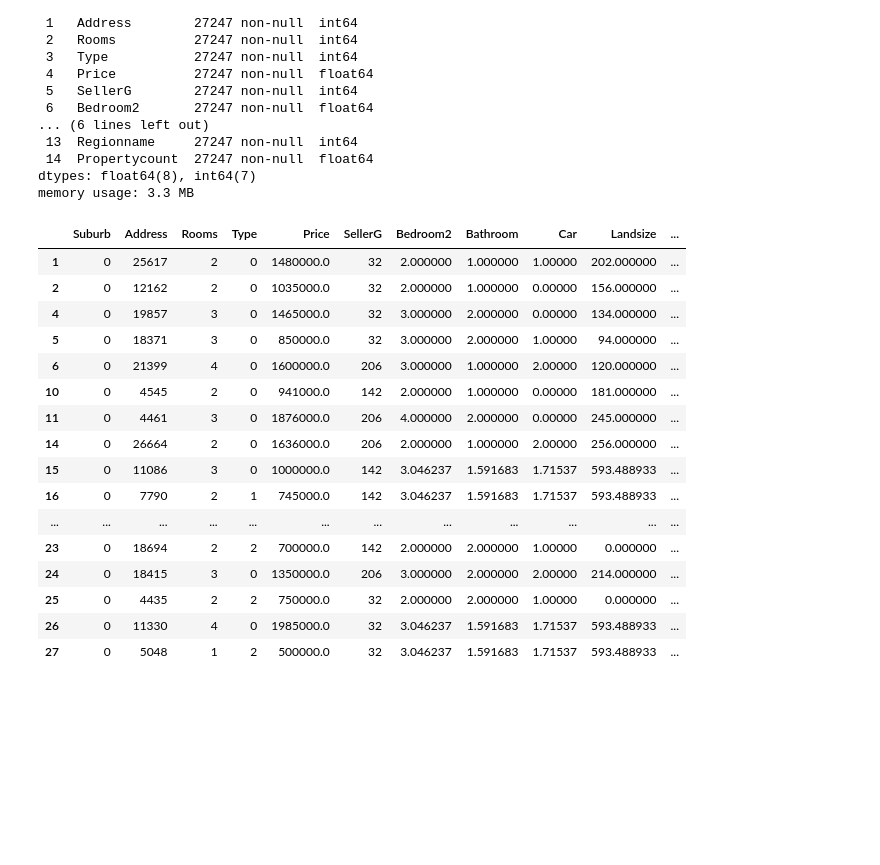
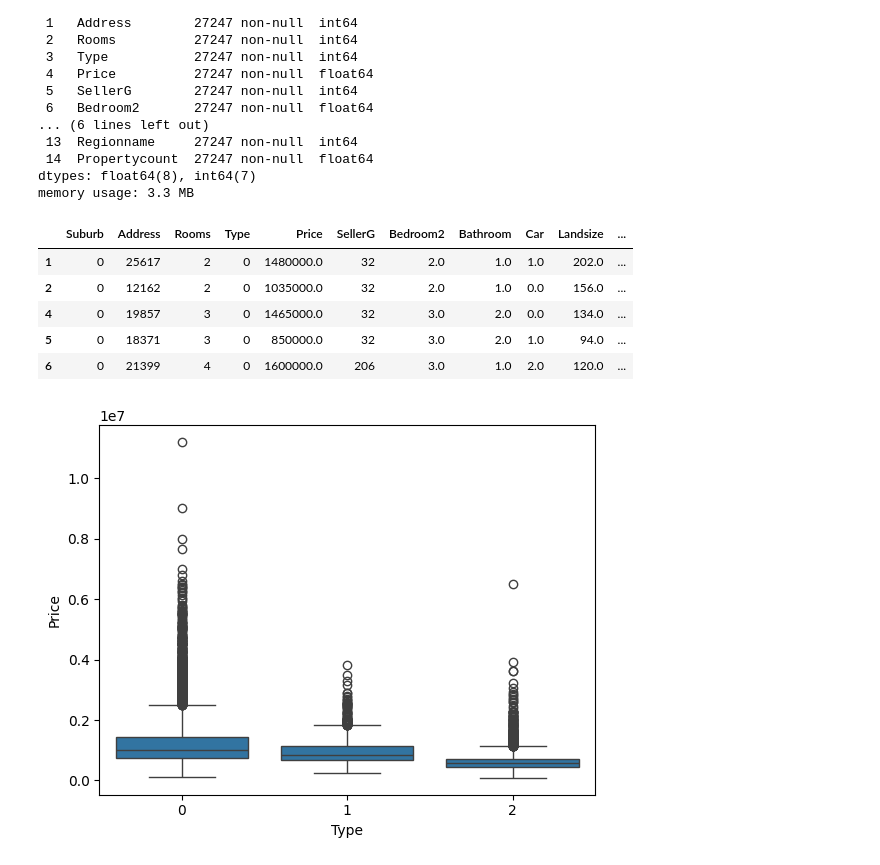
Before and after one commit to zviko163/IMSProject, a Jupyter notebook: Sample Notebooks/Melbourne.ipynb, the cells around one changed output. Cells and saved outputs as stored; diff of their text form; code cells hidden in the pictures; blank space fills up the shorter version.

Commit message:
visualizing data

```diff
--- a/Sample Notebooks/Melbourne.ipynb
+++ b/Sample Notebooks/Melbourne.ipynb
@@ -142,22 +162,16 @@ Data columns (total 15 columns):
 dtypes: float64(8), int64(7)
 memory usage: 3.3 MB
 # %%
-df.head(20)
+df.head()
 # %% [output]
 |  | Suburb | Address | Rooms | Type | Price | SellerG | Bedroom2 | Bathroom | Car | Landsize | ... |
-| 1 | 0 | 25617 | 2 | 0 | 1480000.0 | 32 | 2.000000 | 1.000000 | 1.00000 | 202.000000 | ... |
-| 2 | 0 | 12162 | 2 | 0 | 1035000.0 | 32 | 2.000000 | 1.000000 | 0.00000 | 156.000000 | ... |
-| 4 | 0 | 19857 | 3 | 0 | 1465000.0 | 32 | 3.000000 | 2.000000 | 0.00000 | 134.000000 | ... |
-| 5 | 0 | 18371 | 3 | 0 | 850000.0 | 32 | 3.000000 | 2.000000 | 1.00000 | 94.000000 | ... |
-| 6 | 0 | 21399 | 4 | 0 | 1600000.0 | 206 | 3.000000 | 1.000000 | 2.00000 | 120.000000 | ... |
-| 10 | 0 | 4545 | 2 | 0 | 941000.0 | 142 | 2.000000 | 1.000000 | 0.00000 | 181.000000 | ... |
-| 11 | 0 | 4461 | 3 | 0 | 1876000.0 | 206 | 4.000000 | 2.000000 | 0.00000 | 245.000000 | ... |
-| 14 | 0 | 26664 | 2 | 0 | 1636000.0 | 206 | 2.000000 | 1.000000 | 2.00000 | 256.000000 | ... |
-| 15 | 0 | 11086 | 3 | 0 | 1000000.0 | 142 | 3.046237 | 1.591683 | 1.71537 | 593.488933 | ... |
-| 16 | 0 | 7790 | 2 | 1 | 745000.0 | 142 | 3.046237 | 1.591683 | 1.71537 | 593.488933 | ... |
-| ... | ... | ... | ... | ... | ... | ... | ... | ... | ... | ... | ... |
-| 23 | 0 | 18694 | 2 | 2 | 700000.0 | 142 | 2.000000 | 2.000000 | 1.00000 | 0.000000 | ... |
-| 24 | 0 | 18415 | 3 | 0 | 1350000.0 | 206 | 3.000000 | 2.000000 | 2.00000 | 214.000000 | ... |
-| 25 | 0 | 4435 | 2 | 2 | 750000.0 | 32 | 2.000000 | 2.000000 | 1.00000 | 0.000000 | ... |
-| 26 | 0 | 11330 | 4 | 0 | 1985000.0 | 32 | 3.046237 | 1.591683 | 1.71537 | 593.488933 | ... |
-| 27 | 0 | 5048 | 1 | 2 | 500000.0 | 32 | 3.046237 | 1.591683 | 1.71537 | 593.488933 | ... |
+| 1 | 0 | 25617 | 2 | 0 | 1480000.0 | 32 | 2.0 | 1.0 | 1.0 | 202.0 | ... |
+| 2 | 0 | 12162 | 2 | 0 | 1035000.0 | 32 | 2.0 | 1.0 | 0.0 | 156.0 | ... |
+| 4 | 0 | 19857 | 3 | 0 | 1465000.0 | 32 | 3.0 | 2.0 | 0.0 | 134.0 | ... |
+| 5 | 0 | 18371 | 3 | 0 | 850000.0 | 32 | 3.0 | 2.0 | 1.0 | 94.0 | ... |
+| 6 | 0 | 21399 | 4 | 0 | 1600000.0 | 206 | 3.0 | 1.0 | 2.0 | 120.0 | ... |
+# %%
+sns.boxplot(data=df, x='Type', y='Price')
+plt.show()
+# %% [output]
+[figure, added]
```
Also changed, not shown: parts of 4 cells of this notebook, 1 other file.
